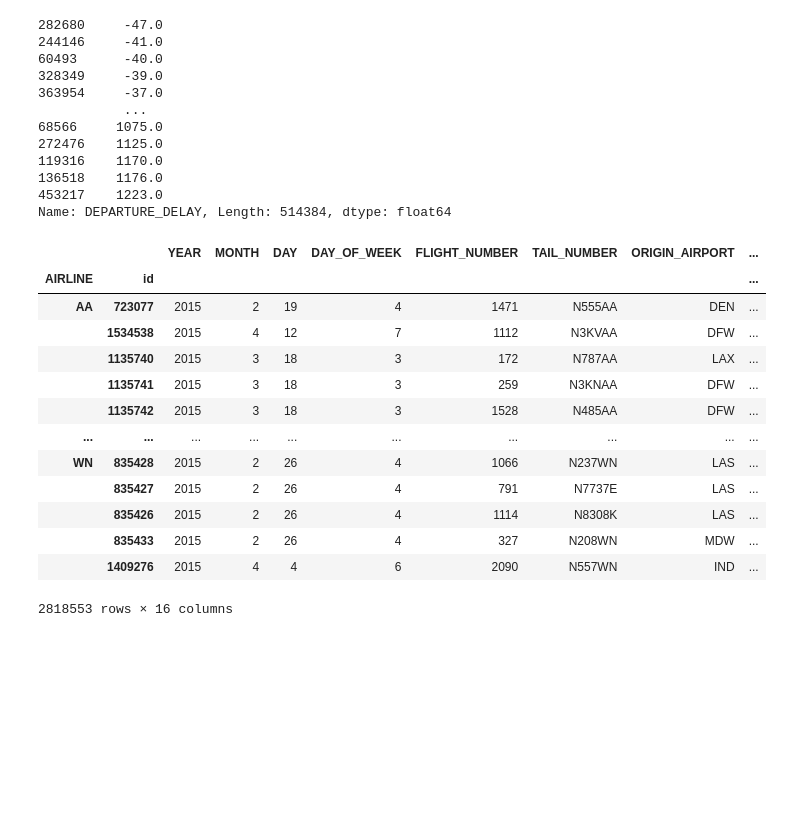
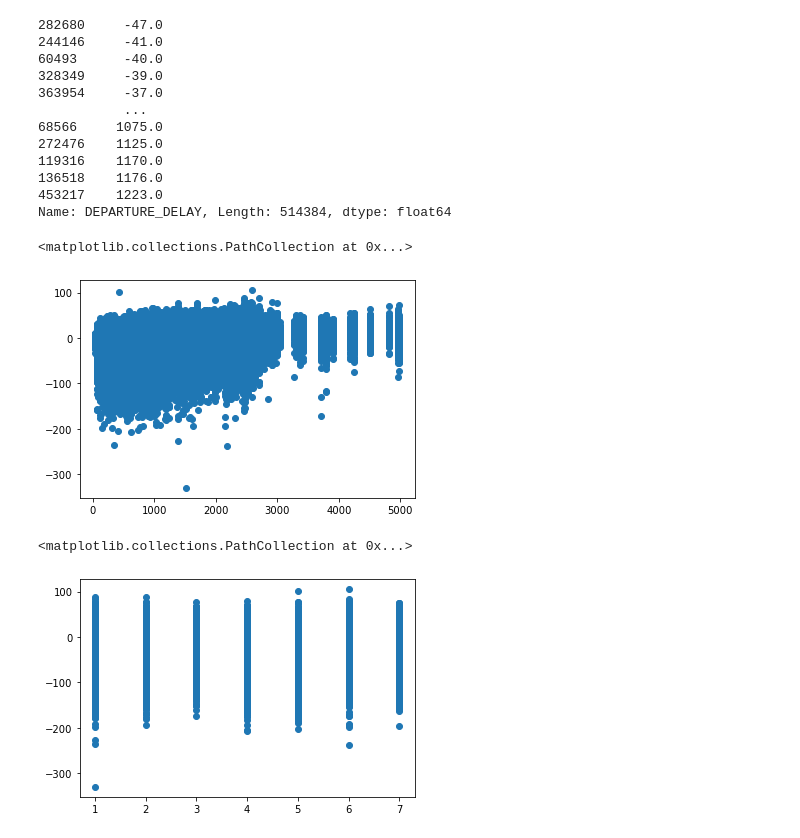
Before and after one commit to suvkp/Flights-Delay-Prediction, a Jupyter notebook: Codes/01_EDA_DEPARTURE_DELAY.ipynb, the cells around one changed output. Cells and saved outputs as stored; diff of their text form; code cells hidden in the pictures; blank space fills up the shorter version.

```diff
--- a/Codes/01_EDA_DEPARTURE_DELAY.ipynb
+++ b/Codes/01_EDA_DEPARTURE_DELAY.ipynb
@@ -411,20 +445,13 @@ test_del.DEPARTURE_DELAY.sort_values()
 136518    1176.0
 453217    1223.0
 Name: DEPARTURE_DELAY, Length: 514384, dtype: float64
-# %%
-train.sort_values(by = 'AIRLINE').set_index(['AIRLINE','id'])
-# %% [output]
-|  |  | YEAR | MONTH | DAY | DAY_OF_WEEK | FLIGHT_NUMBER | TAIL_NUMBER | ORIGIN_AIRPORT | ... |
-| AIRLINE | id |  |  |  |  |  |  |  | ... |
-| AA | 723077 | 2015 | 2 | 19 | 4 | 1471 | N555AA | DEN | ... |
-|  | 1534538 | 2015 | 4 | 12 | 7 | 1112 | N3KVAA | DFW | ... |
-|  | 1135740 | 2015 | 3 | 18 | 3 | 172 | N787AA | LAX | ... |
-|  | 1135741 | 2015 | 3 | 18 | 3 | 259 | N3KNAA | DFW | ... |
-|  | 1135742 | 2015 | 3 | 18 | 3 | 1528 | N485AA | DFW | ... |
-| ... | ... | ... | ... | ... | ... | ... | ... | ... | ... |
-| WN | 835428 | 2015 | 2 | 26 | 4 | 1066 | N237WN | LAS | ... |
-|  | 835427 | 2015 | 2 | 26 | 4 | 791 | N7737E | LAS | ... |
-|  | 835426 | 2015 | 2 | 26 | 4 | 1114 | N8308K | LAS | ... |
-|  | 835433 | 2015 | 2 | 26 | 4 | 327 | N208WN | MDW | ... |
-|  | 1409276 | 2015 | 4 | 4 | 6 | 2090 | N557WN | IND | ... |
-2818553 rows × 16 columns
+# %%
+plt.scatter(traindelay.DISTANCE, traindelay.DEPARTURE_DELAY - traindelay.ARRIVAL_DELAY)
+# %% [output]
+<matplotlib.collections.PathCollection at 0x...>
+[figure, added]
+# %%
+plt.scatter(traindelay.DAY_OF_WEEK, traindelay.DEPARTURE_DELAY - traindelay.ARRIVAL_DELAY)
+# %% [output]
+<matplotlib.collections.PathCollection at 0x...>
+[figure, added]
```
Also changed, not shown: parts of 30 cells of this notebook.
